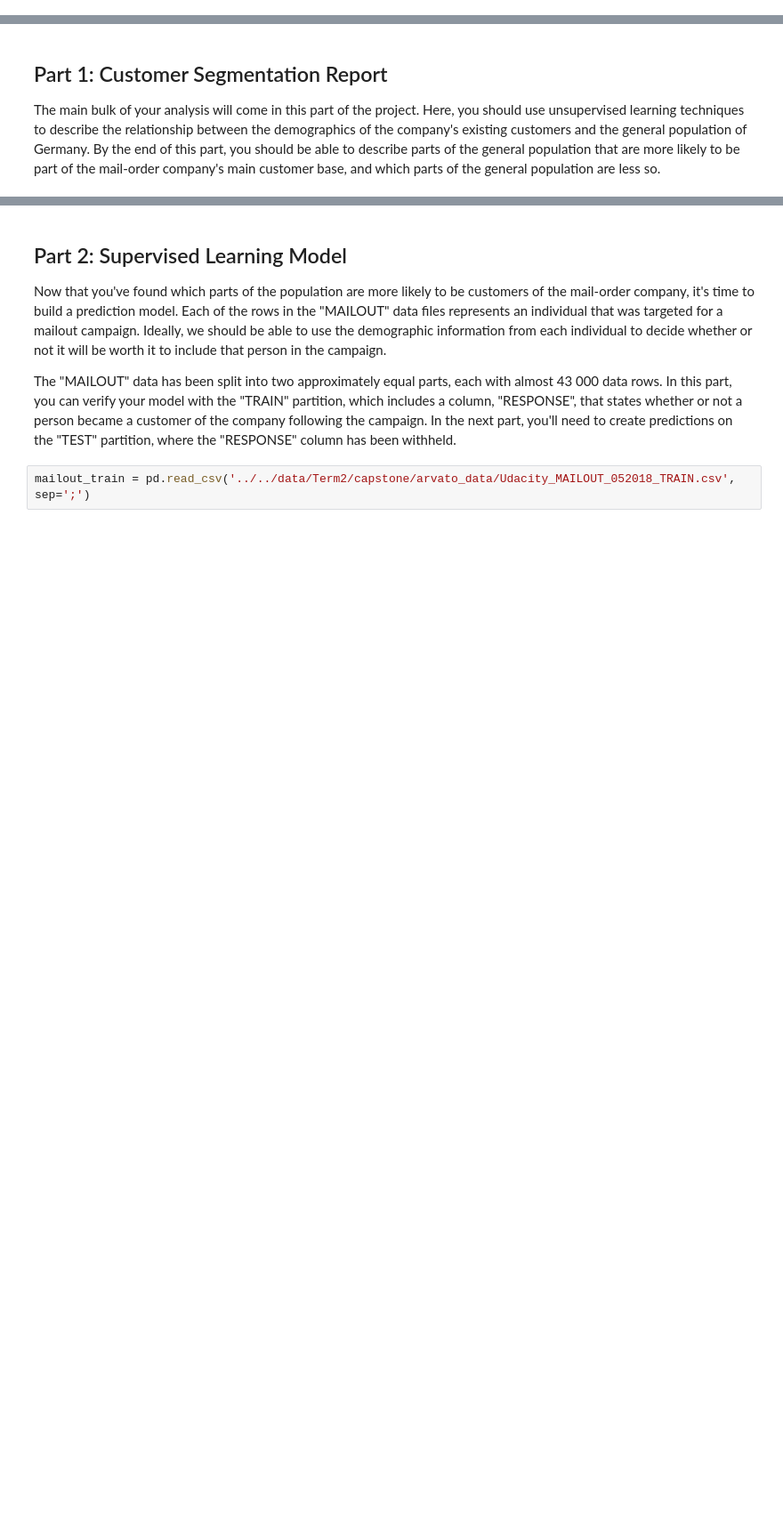
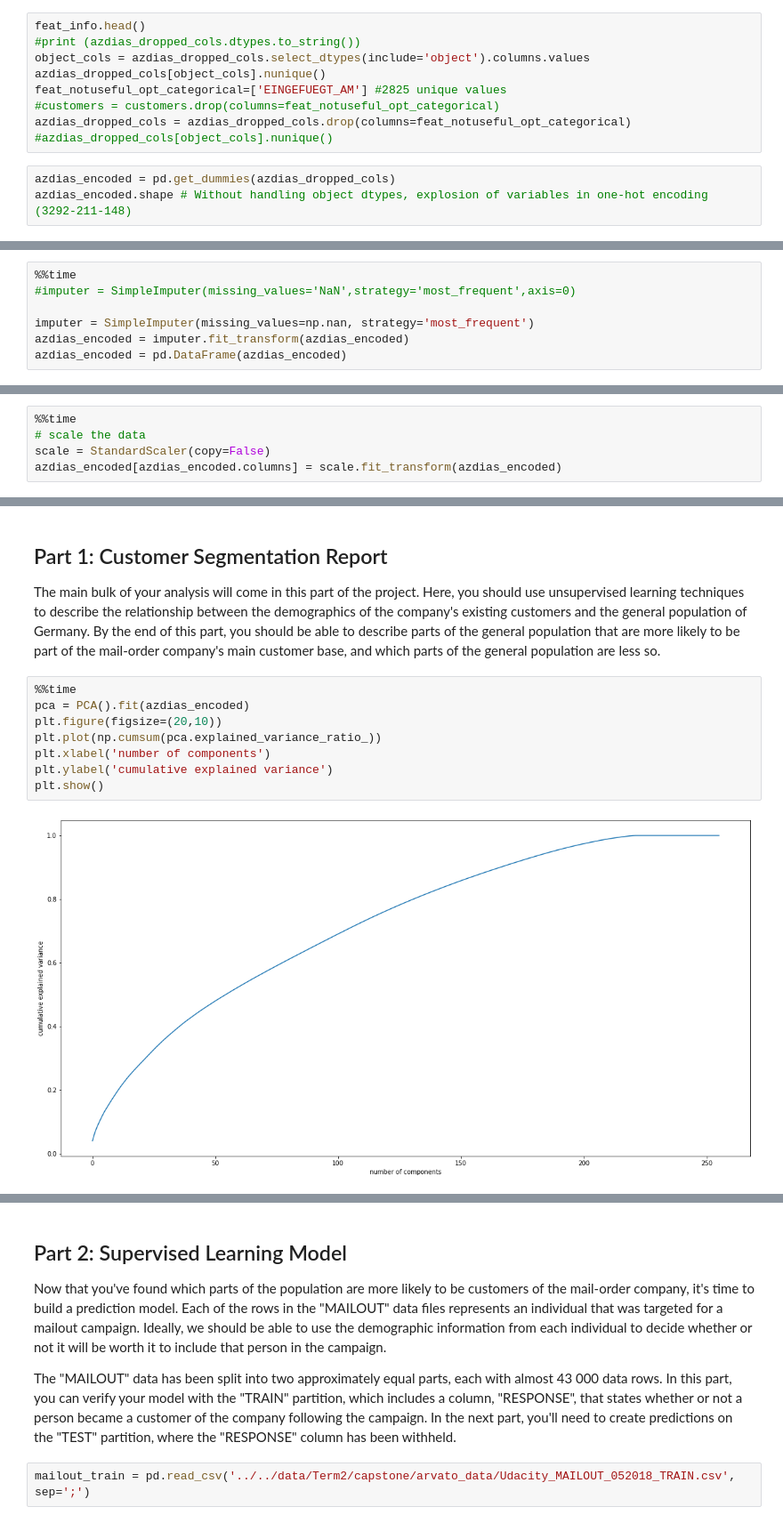
Before and after one commit to kross11480/courses, a Jupyter notebook: capstone/Arvato Project Workbook.ipynb, the cells around one changed output, grey strips where cells are left out. Shown at 89% size. Drawn from its saved outputs; the diff is of its cells as text; blank space fills up the shorter version.

```diff
--- a/capstone/Arvato Project Workbook.ipynb
+++ b/capstone/Arvato Project Workbook.ipynb
@@ -123,0 +238,12 @@ azdias_null_percent = azdias_null / len(azdias) * 100
+# %%
+feat_info.head()
+#print (azdias_dropped_cols.dtypes.to_string())
+object_cols = azdias_dropped_cols.select_dtypes(include='object').columns.values
+azdias_dropped_cols[object_cols].nunique()
+feat_notuseful_opt_categorical=['EINGEFUEGT_AM'] #2825 unique values
+#customers = customers.drop(columns=feat_notuseful_opt_categorical)
+azdias_dropped_cols = azdias_dropped_cols.drop(columns=feat_notuseful_opt_categorical)
+#azdias_dropped_cols[object_cols].nunique()
+# %%
+azdias_encoded = pd.get_dummies(azdias_dropped_cols)
+azdias_encoded.shape # Without handling object dtypes, explosion of variables in one-hot encoding (3292-211-148)
@@ -123,0 +252,7 @@ azdias_null_percent = azdias_null / len(azdias) * 100
+# %%
+%%time
+#imputer = SimpleImputer(missing_values='NaN',strategy='most_frequent',axis=0)
+
+imputer = SimpleImputer(missing_values=np.nan, strategy='most_frequent')
+azdias_encoded = imputer.fit_transform(azdias_encoded)
+azdias_encoded = pd.DataFrame(azdias_encoded)
@@ -123,0 +266,5 @@ azdias_null_percent = azdias_null / len(azdias) * 100
+# %%
+%%time
+# scale the data
+scale = StandardScaler(copy=False)
+azdias_encoded[azdias_encoded.columns] = scale.fit_transform(azdias_encoded)
@@ -125,3 +285,13 @@ azdias_null_percent = azdias_null / len(azdias) * 100
 ## Part 1: Customer Segmentation Report
 
 The main bulk of your analysis will come in this part of the project. Here, you should use unsupervised learning techniques to describe the relationship between the demographics of the company's existing customers and the general population of Germany. By the end of this part, you should be able to describe parts of the general population that are more likely to be part of the mail-order company's main customer base, and which parts of the general population are less so.
+# %%
+%%time
+pca = PCA().fit(azdias_encoded)
+plt.figure(figsize=(20,10))
+plt.plot(np.cumsum(pca.explained_variance_ratio_))
+plt.xlabel('number of components')
+plt.ylabel('cumulative explained variance')
+plt.show()
+# %% [output]
+[figure, added]
```
Also changed, not shown: parts of 34 cells of this notebook.
